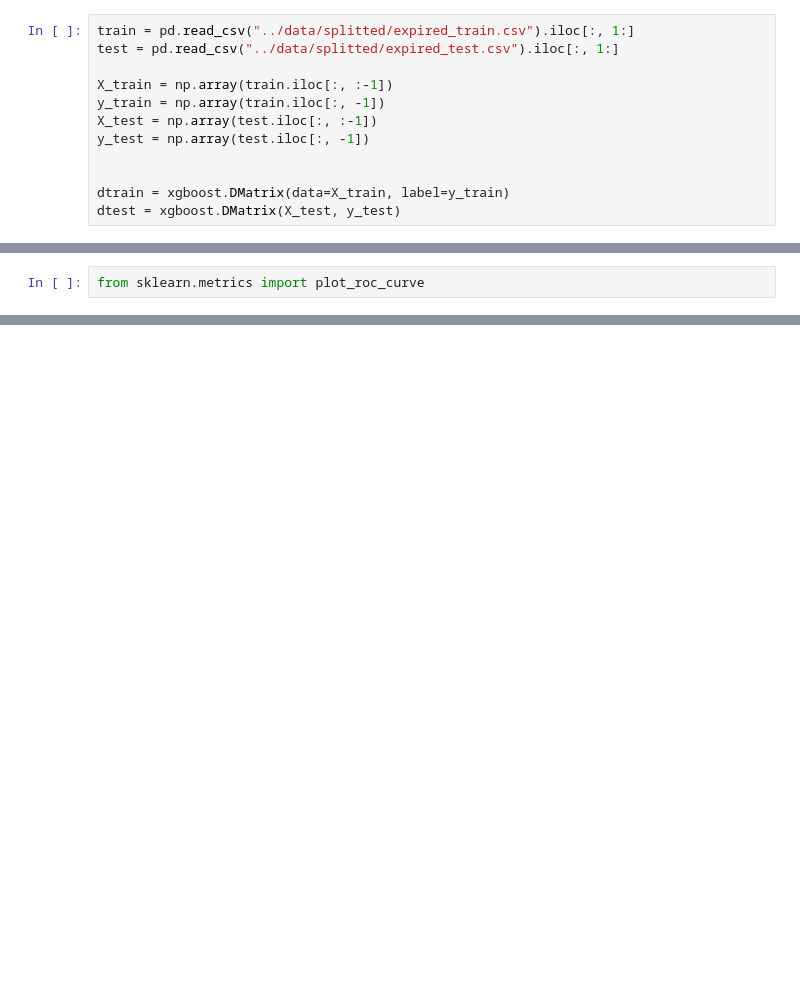
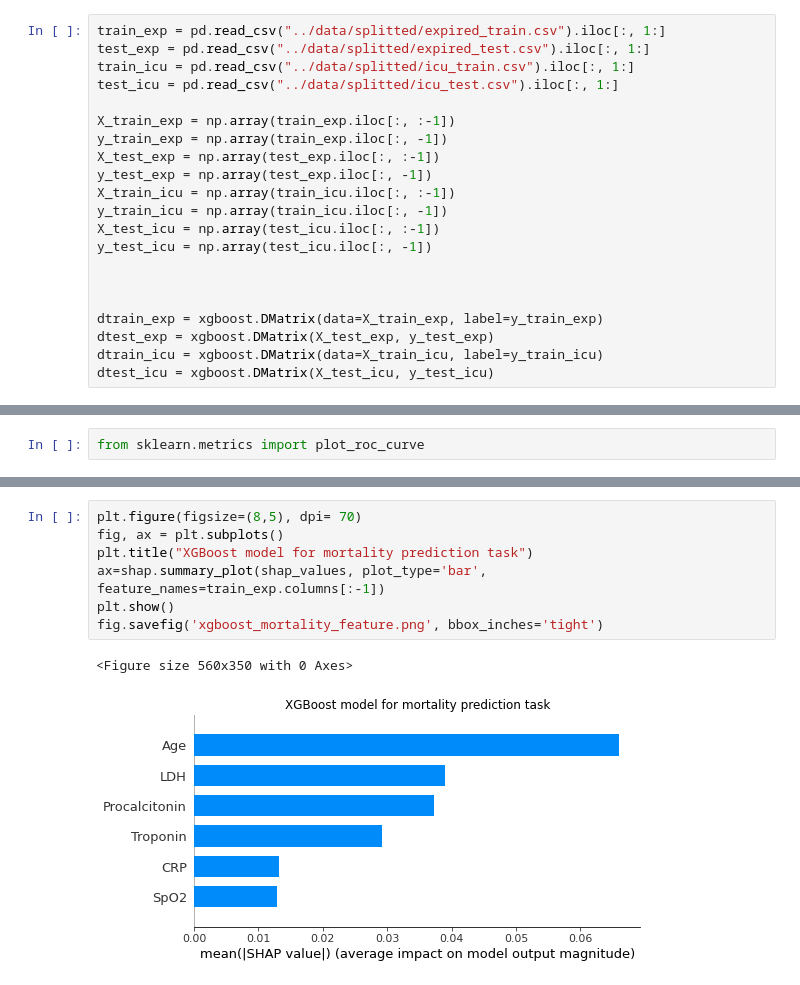
Before and after one commit to konrad-komisarczyk/wb2021, a Jupyter notebook: proj2/DNN/xgboost_scoring.ipynb, the cells around one changed output, grey strips where cells are left out. Drawn from its saved outputs; the diff is of its cells as text; blank space fills up the shorter version.

```diff
--- a/proj2/DNN/xgboost_scoring.ipynb
+++ b/proj2/DNN/xgboost_scoring.ipynb
@@ -11,14 +18,23 @@ os.getcwd()
 # %% [markdown]
 ## Expired
 # %%
-train = pd.read_csv("../data/splitted/expired_train.csv").iloc[:, 1:]
-test = pd.read_csv("../data/splitted/expired_test.csv").iloc[:, 1:]
+train_exp = pd.read_csv("../data/splitted/expired_train.csv").iloc[:, 1:]
+test_exp = pd.read_csv("../data/splitted/expired_test.csv").iloc[:, 1:]
+train_icu = pd.read_csv("../data/splitted/icu_train.csv").iloc[:, 1:]
+test_icu = pd.read_csv("../data/splitted/icu_test.csv").iloc[:, 1:]
 
-X_train = np.array(train.iloc[:, :-1])
-y_train = np.array(train.iloc[:, -1])
-X_test = np.array(test.iloc[:, :-1])
-y_test = np.array(test.iloc[:, -1])
+X_train_exp = np.array(train_exp.iloc[:, :-1])
+y_train_exp = np.array(train_exp.iloc[:, -1])
+X_test_exp = np.array(test_exp.iloc[:, :-1])
+y_test_exp = np.array(test_exp.iloc[:, -1])
+X_train_icu = np.array(train_icu.iloc[:, :-1])
+y_train_icu = np.array(train_icu.iloc[:, -1])
+X_test_icu = np.array(test_icu.iloc[:, :-1])
+y_test_icu = np.array(test_icu.iloc[:, -1])
 
 
-dtrain = xgboost.DMatrix(data=X_train, label=y_train)
-dtest = xgboost.DMatrix(X_test, y_test)
+
+dtrain_exp = xgboost.DMatrix(data=X_train_exp, label=y_train_exp)
+dtest_exp = xgboost.DMatrix(X_test_exp, y_test_exp)
+dtrain_icu = xgboost.DMatrix(data=X_train_icu, label=y_train_icu)
+dtest_icu = xgboost.DMatrix(X_test_icu, y_test_icu)
@@ -51,0 +121,10 @@ array([0.09217561, 0.        , 0.06589799, 0.11698132, 0.06775732,
+# %%
+plt.figure(figsize=(8,5), dpi= 70)
+fig, ax = plt.subplots()
+plt.title("XGBoost model for mortality prediction task")
+ax=shap.summary_plot(shap_values, plot_type='bar', feature_names=train_exp.columns[:-1])
+plt.show()
+fig.savefig('xgboost_mortality_feature.png', bbox_inches='tight')
+# %% [output]
+<Figure size 560x350 with 0 Axes>
+[figure, added]
```
Also changed, not shown: parts of 20 cells of this notebook, 12 other files.
